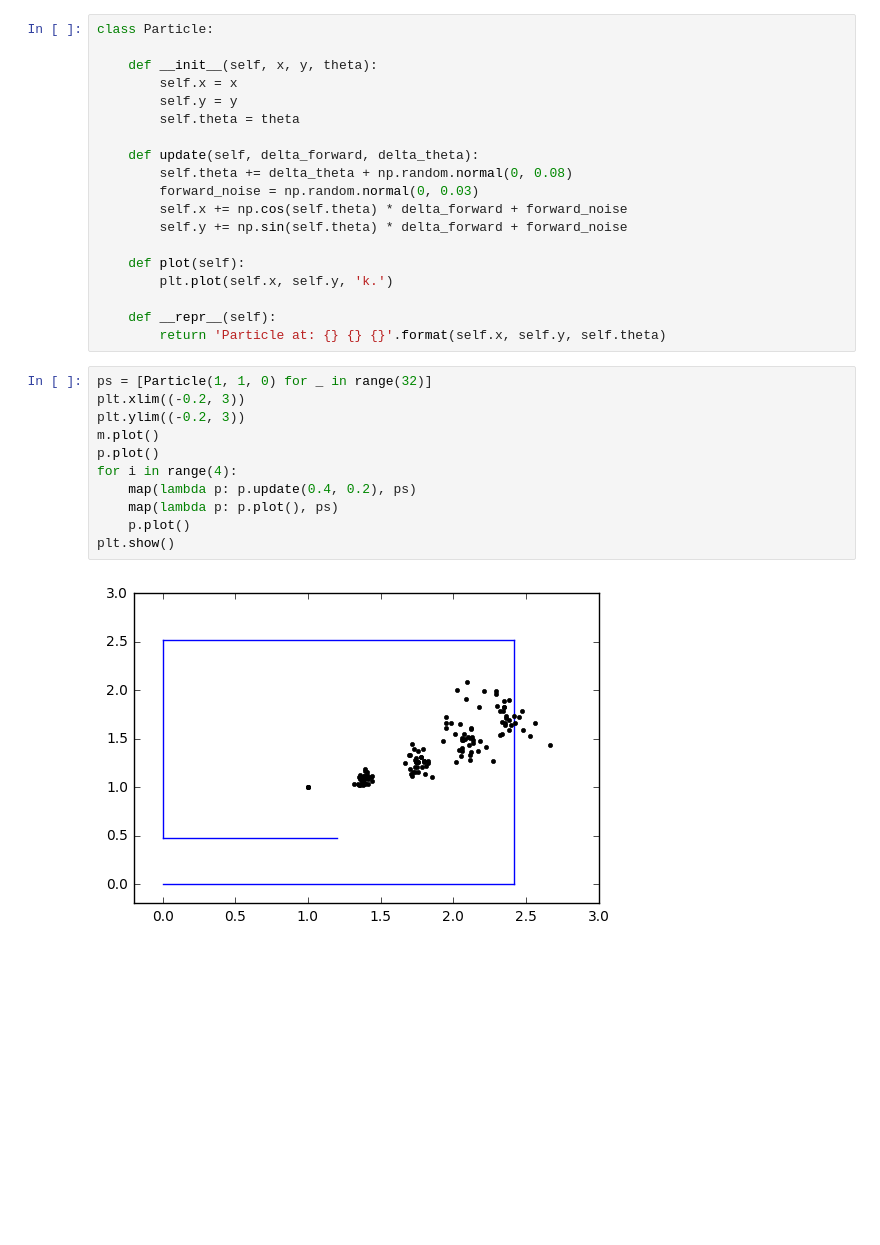
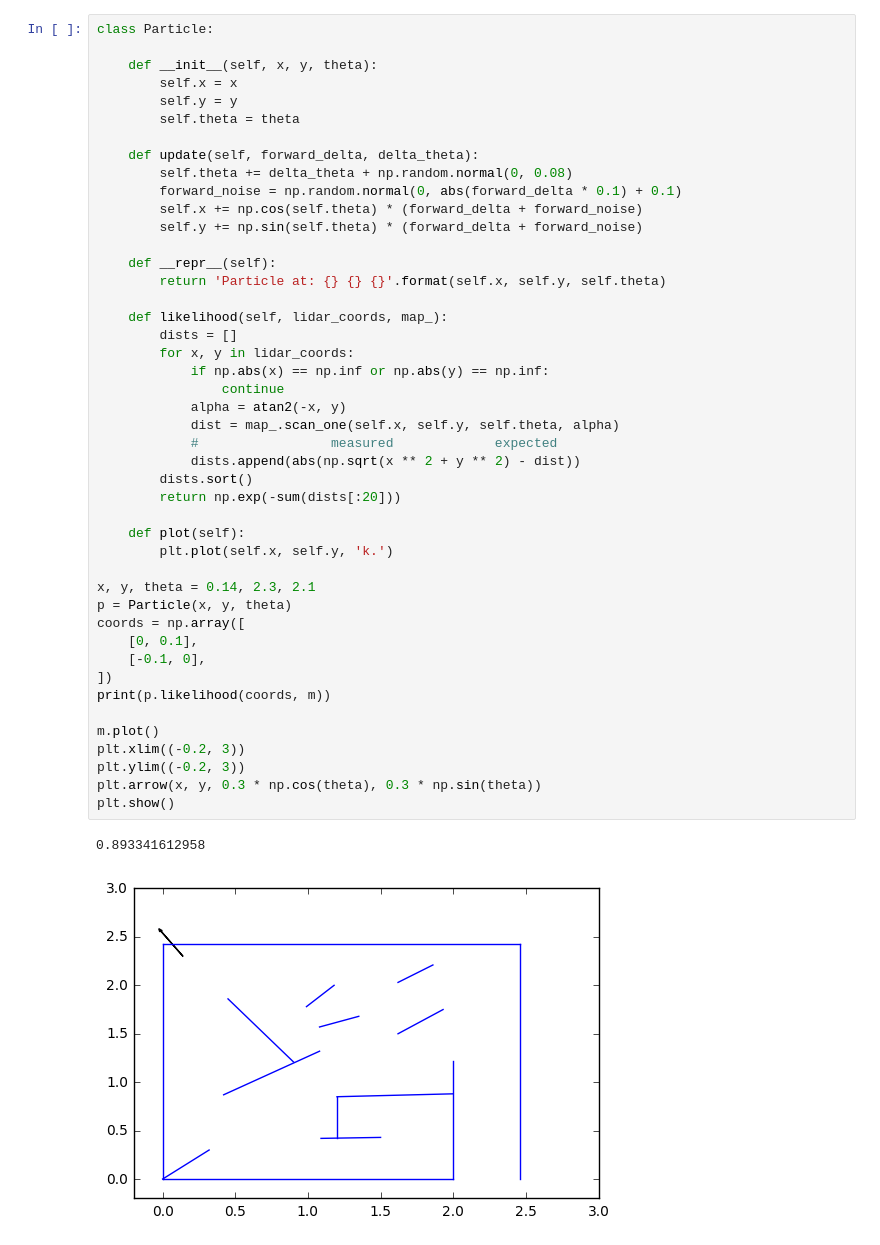
Before and after one commit to isacarnekvist/wall-a-maze, a Jupyter notebook: src/localization/scripts/dev.ipynb, the cells around one changed output. Drawn from its saved outputs; the diff is of its cells as text; blank space fills up the shorter version.

Commit message:
particle filter implemented

```diff
--- a/src/localization/scripts/dev.ipynb
+++ b/src/localization/scripts/dev.ipynb
@@ -84,32 +86,48 @@ plt.show()
 # %%
 class Particle:
 
     def __init__(self, x, y, theta):
         self.x = x
         self.y = y
         self.theta = theta
 
-    def update(self, delta_forward, delta_theta):
+    def update(self, forward_delta, delta_theta):
         self.theta += delta_theta + np.random.normal(0, 0.08)
-        forward_noise = np.random.normal(0, 0.03)
-        self.x += np.cos(self.theta) * delta_forward + forward_noise
-        self.y += np.sin(self.theta) * delta_forward + forward_noise
+        forward_noise = np.random.normal(0, abs(forward_delta * 0.1) + 0.1)
+        self.x += np.cos(self.theta) * (forward_delta + forward_noise)
+        self.y += np.sin(self.theta) * (forward_delta + forward_noise)
+
+    def __repr__(self):
+        return 'Particle at: {} {} {}'.format(self.x, self.y, self.theta)
+
+    def likelihood(self, lidar_coords, map_):
+        dists = []
+        for x, y in lidar_coords:
+            if np.abs(x) == np.inf or np.abs(y) == np.inf:
+                continue
+            alpha = atan2(-x, y)
+            dist = map_.scan_one(self.x, self.y, self.theta, alpha)
+            #                 measured             expected
+            dists.append(abs(np.sqrt(x ** 2 + y ** 2) - dist))
+        dists.sort()
+        return np.exp(-sum(dists[:20]))
 
     def plot(self):
         plt.plot(self.x, self.y, 'k.')
 
-    def __repr__(self):
-        return 'Particle at: {} {} {}'.format(self.x, self.y, self.theta)
+x, y, theta = 0.14, 2.3, 2.1
+p = Particle(x, y, theta)
+coords = np.array([
+    [0, 0.1],
+    [-0.1, 0],
+])
+print(p.likelihood(coords, m))
+
+m.plot()
+plt.xlim((-0.2, 3))
+plt.ylim((-0.2, 3))
+plt.arrow(x, y, 0.3 * np.cos(theta), 0.3 * np.sin(theta))
+plt.show()
+# %% [output]
+0.893341612958
+[figure, added]
-# %%
-ps = [Particle(1, 1, 0) for _ in range(32)]
-plt.xlim((-0.2, 3))
-plt.ylim((-0.2, 3))
-m.plot()
-p.plot()
-for i in range(4):
-    map(lambda p: p.update(0.4, 0.2), ps)
-    map(lambda p: p.plot(), ps)
-    p.plot()
-plt.show()
-# %% [output]
-[figure, removed]
```
Also changed, not shown: parts of 3 cells of this notebook, 1 other file.
